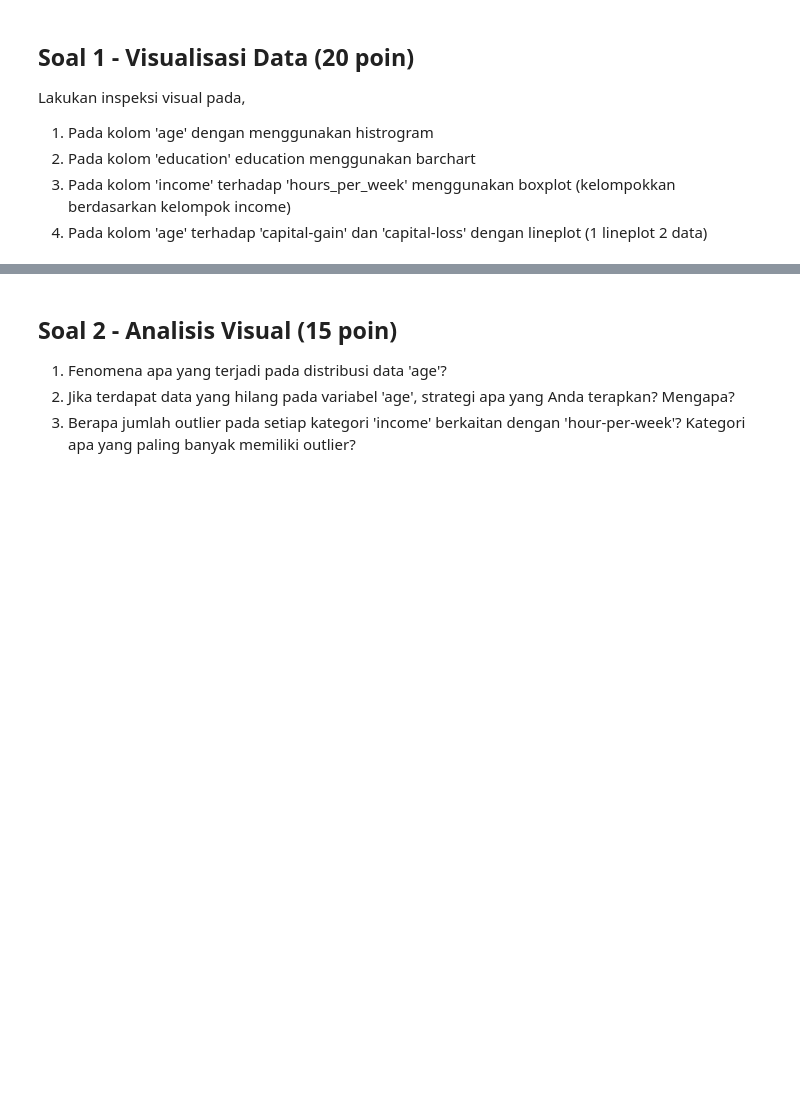
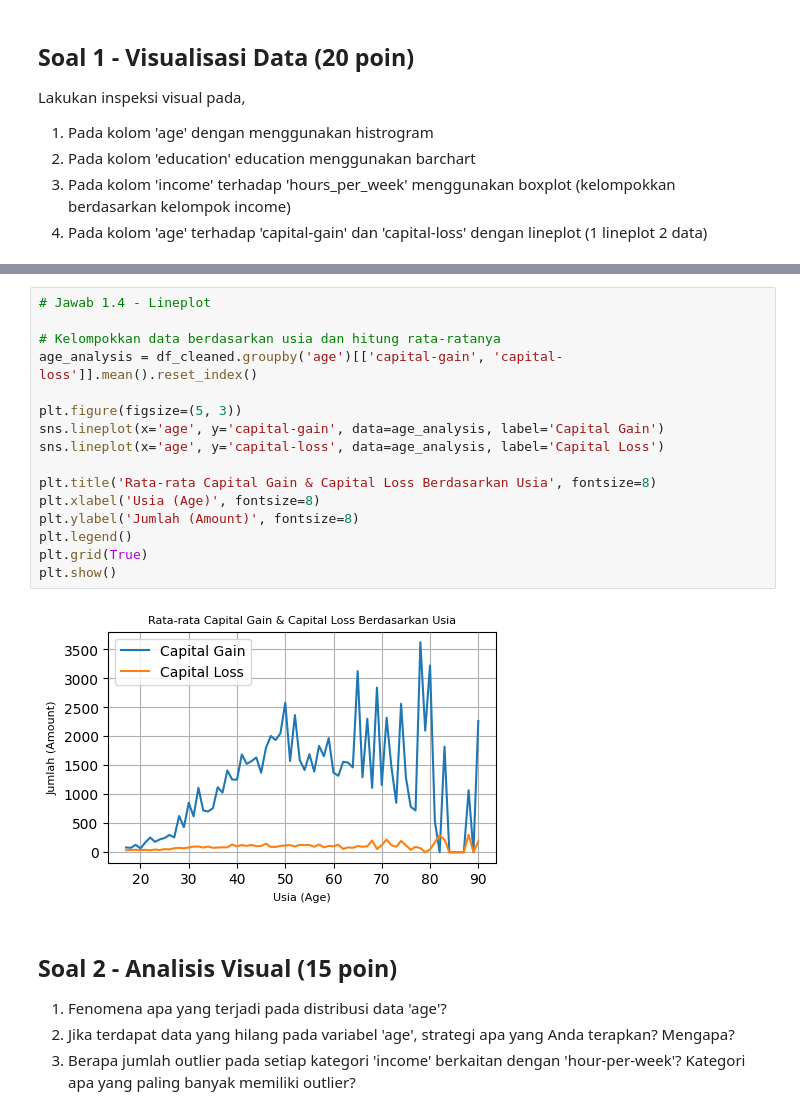
Before and after one commit to a6iyyu/MachineLearning_3F_23, a Jupyter notebook: Q1/KUIS1_2341720115_Rafi Abiyyu Airlangga.ipynb, the cells around one changed output, grey strips where cells are left out. Cells and saved outputs as stored; diff of their text form; blank space fills up the shorter version.

```diff
--- a/Q1/KUIS1_2341720115_Rafi Abiyyu Airlangga.ipynb
+++ b/Q1/KUIS1_2341720115_Rafi Abiyyu Airlangga.ipynb
@@ -111,3 +224,21 @@ Lakukan inspeksi visual pada,
+# %%
+# Jawab 1.4 - Lineplot
+
+# Kelompokkan data berdasarkan usia dan hitung rata-ratanya
+age_analysis = df_cleaned.groupby('age')[['capital-gain', 'capital-loss']].mean().reset_index()
+
+plt.figure(figsize=(5, 3))
+sns.lineplot(x='age', y='capital-gain', data=age_analysis, label='Capital Gain')
+sns.lineplot(x='age', y='capital-loss', data=age_analysis, label='Capital Loss')
+
+plt.title('Rata-rata Capital Gain & Capital Loss Berdasarkan Usia', fontsize=8)
+plt.xlabel('Usia (Age)', fontsize=8)
+plt.ylabel('Jumlah (Amount)', fontsize=8)
+plt.legend()
+plt.grid(True)
+plt.show()
+# %% [output]
+[figure, added]
 # %% [markdown]
 ## Soal 2 - Analisis Visual (15 poin)
 1. Fenomena apa yang terjadi pada distribusi data 'age'?
```
Also changed, not shown: parts of 31 cells of this notebook.
